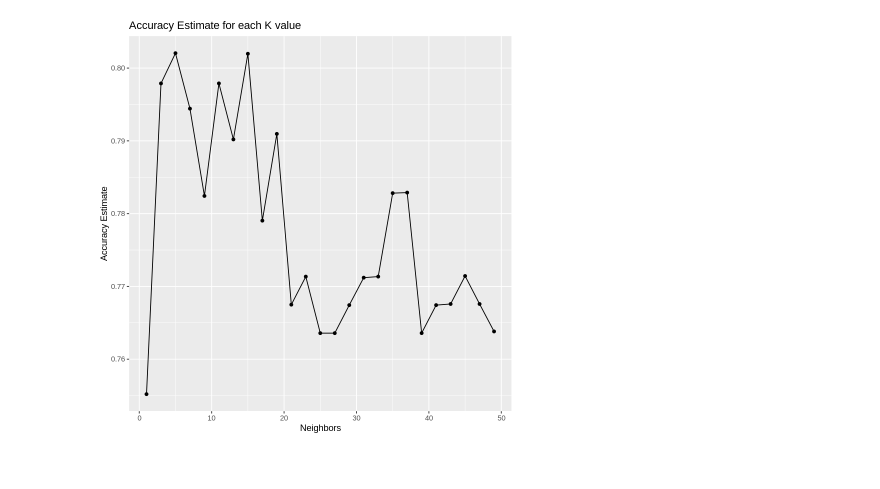
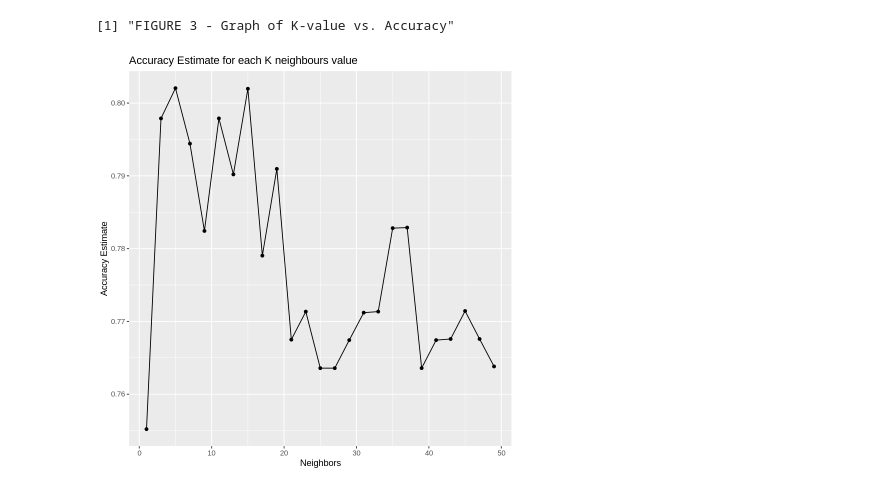
Before and after one commit to Avery-Noodles/DSCI_Group_Project, a Jupyter notebook: group_project_report.ipynb, the cells around one changed output. Saved outputs shown, nothing was run; the diff lists cells and outputs as text; code cells hidden in the pictures.

```diff
--- a/group_project_report.ipynb
+++ b/group_project_report.ipynb
@@ -277,16 +245,18 @@ A tibble: 25 × 7
 # %%
 ## ----------------------------------------
 ## |                                      |
 ## |     PLOT OF K VALUE VS ACCURACY      |
 ## |                                      |
 ## ----------------------------------------
 
+print("FIGURE 3 - Graph of K-value vs. Accuracy")
 accuracy_plot <- ggplot(user_results, aes(x = neighbors, y = mean))+
       geom_point() +
       geom_line() +
       labs(x = "Neighbors", y = "Accuracy Estimate") +
-        ggtitle("Accuracy Estimate for each K value")
+        ggtitle("Accuracy Estimate for each K neighbours value")
 accuracy_plot
 # %% [output]
+[1] "FIGURE 3 - Graph of K-value vs. Accuracy"
-[figure, old version]
+[figure, new version]
 # %%
```
Also changed, not shown: parts of 5 cells of this notebook.
